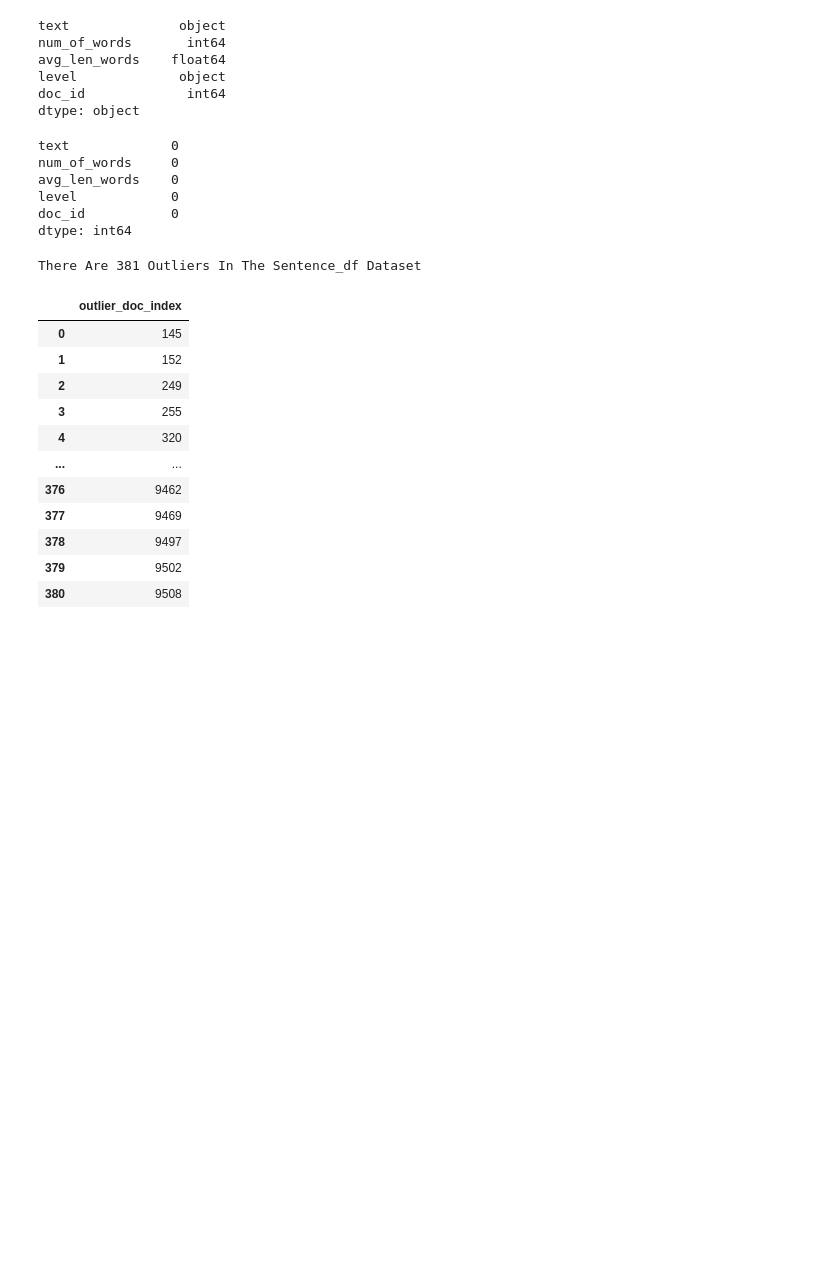
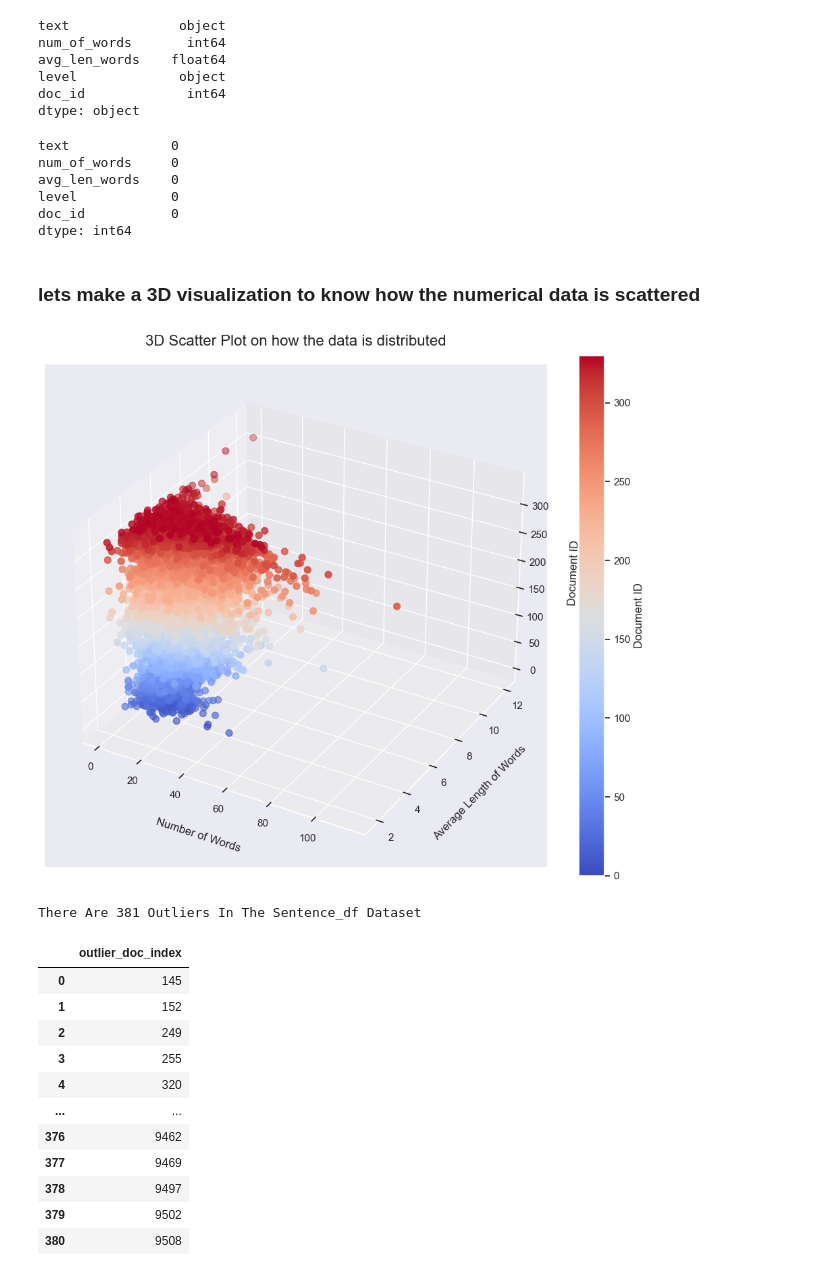
Before and after one commit to AKHILESH200/PersonifiedScriptWriter, a Jupyter notebook: phase-1-cerf/data_eda.ipynb, the cells around one changed output. Drawn from its saved outputs; the diff is of its cells as text; code cells hidden in the pictures; blank space fills up the shorter version.

```diff
--- a/phase-1-cerf/data_eda.ipynb
+++ b/phase-1-cerf/data_eda.ipynb
@@ -65,6 +65,30 @@ avg_len_words    0
 level            0
 doc_id           0
 dtype: int64
+# %% [markdown]
+### lets make a 3D visualization to know how the numerical data is scattered
+# %%
+from mpl_toolkits.mplot3d import Axes3D
+import matplotlib.colors as mcolors
+fig = plt.figure(figsize=(12, 10))
+ax = fig.add_subplot(111, projection='3d')
+
+norm = mcolors.Normalize(vmin=sentence_df['doc_id'].min(), vmax=sentence_df['doc_id'].max())
+
+scatter = ax.scatter(sentence_df['num_of_words'], sentence_df['avg_len_words'], sentence_df['doc_id'], c=sentence_df['doc_id'], cmap='coolwarm', norm=norm, marker='o', s=50)
+
+ax.set_xlabel('Number of Words', fontsize=12, labelpad=15)
+ax.set_ylabel('Average Length of Words', fontsize=12, labelpad=15)
+ax.set_zlabel('Document ID', fontsize=12, labelpad=15)
+ax.set_title('3D Scatter Plot on how the data is distributed', fontsize=16, pad=20)
+ax.grid(True)
+ax.grid(True, linestyle='--', linewidth=0.5, color='black')
+cbar = fig.colorbar(scatter, ax=ax, pad=0.05)
+cbar.set_label('Document ID', fontsize=12)
+
+plt.show()
+# %% [output]
+[figure, added]
 # %%
 
 Q1 = sentence_df[['num_of_words', 'avg_len_words']].quantile(0.25)
```
